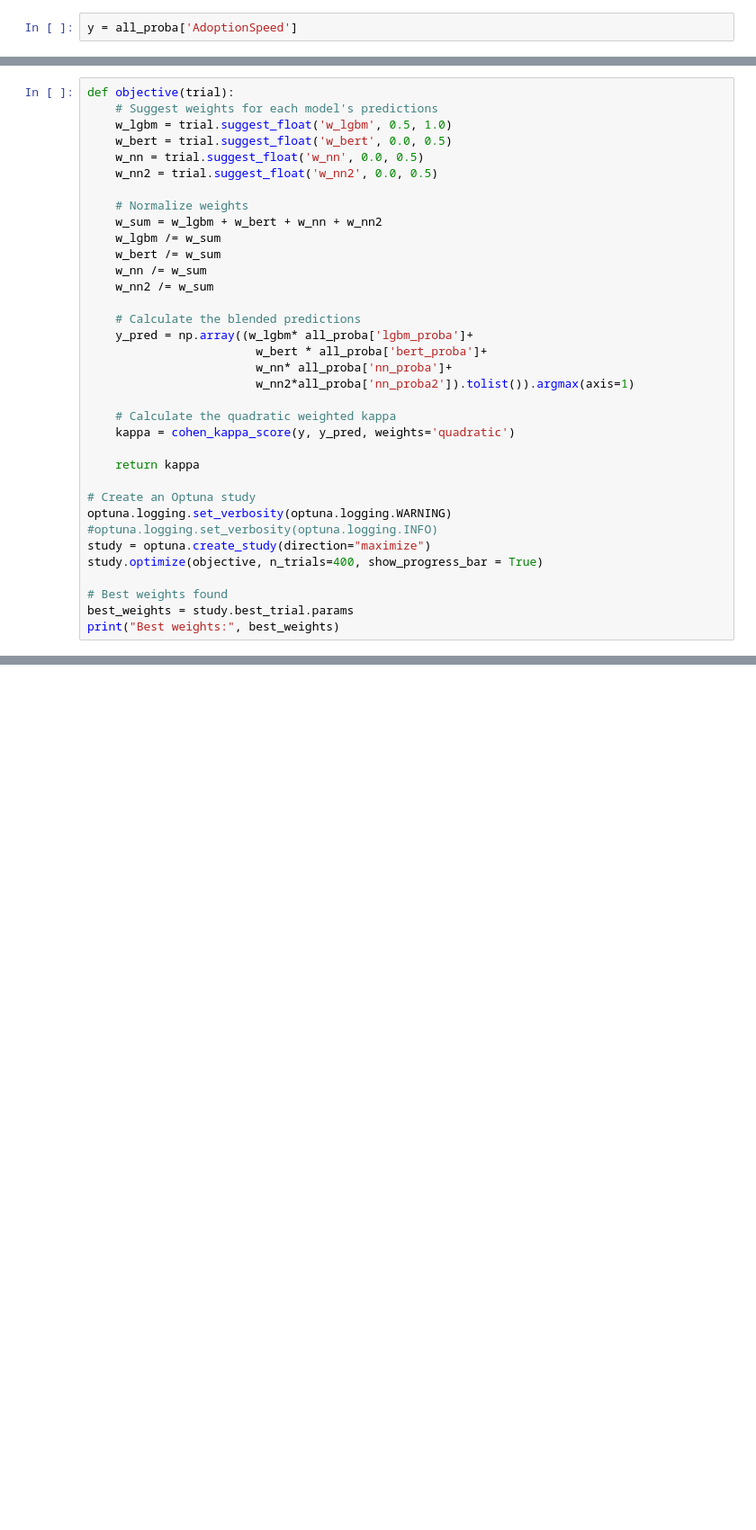
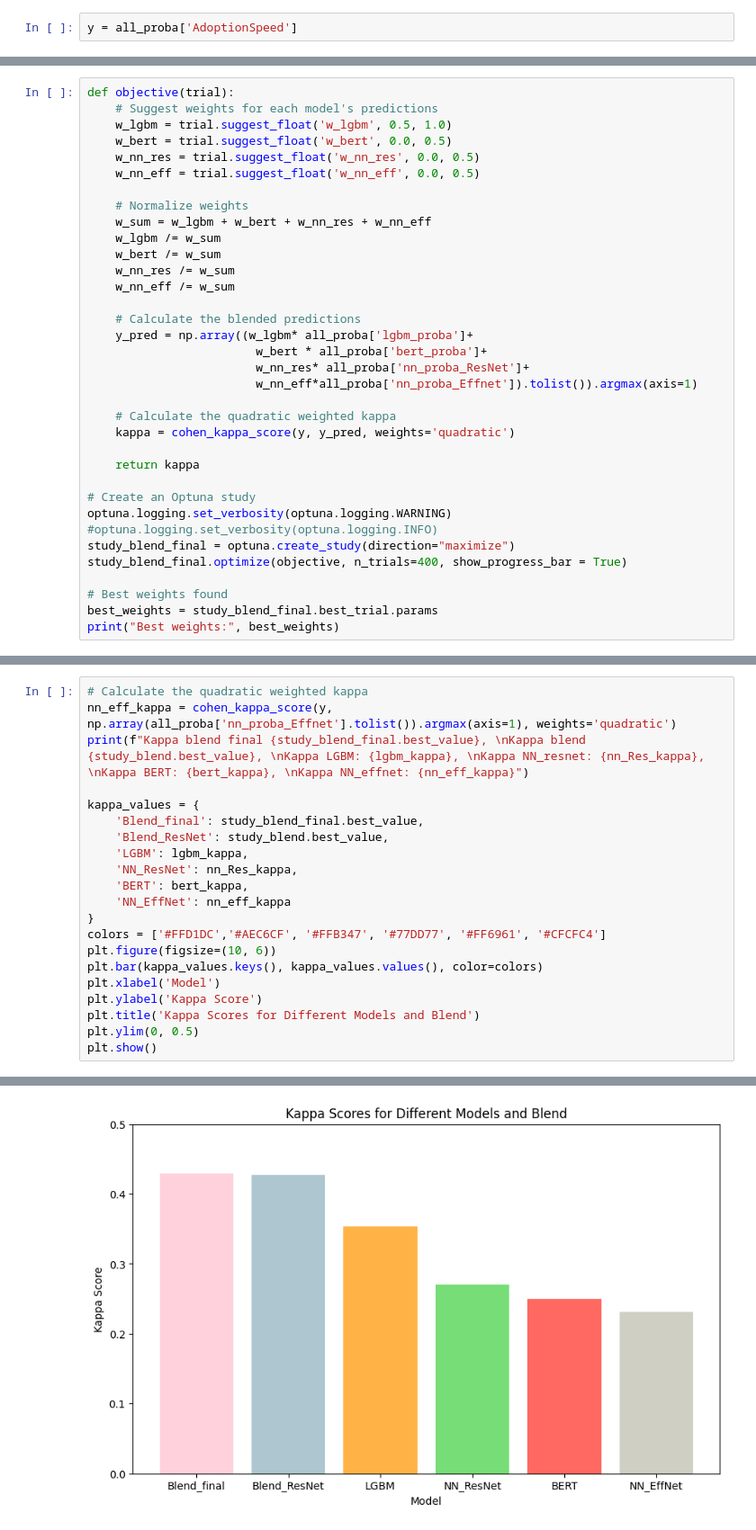
Before and after one commit to Gee1818/LaboII, a Jupyter notebook: srs/001_workflow_20240810.ipynb, the cells around one changed output, grey strips where cells are left out. Shown at 90% size. Cells and saved outputs as stored; diff of their text form; blank space fills up the shorter version.

```diff
--- a/srs/001_workflow_20240810.ipynb
+++ b/srs/001_workflow_20240810.ipynb
@@ -590,21 +659,21 @@ def objective(trial):
     # Suggest weights for each model's predictions
     w_lgbm = trial.suggest_float('w_lgbm', 0.5, 1.0)
     w_bert = trial.suggest_float('w_bert', 0.0, 0.5)
-    w_nn = trial.suggest_float('w_nn', 0.0, 0.5)
-    w_nn2 = trial.suggest_float('w_nn2', 0.0, 0.5)
+    w_nn_res = trial.suggest_float('w_nn_res', 0.0, 0.5)
+    w_nn_eff = trial.suggest_float('w_nn_eff', 0.0, 0.5)
 
     # Normalize weights
-    w_sum = w_lgbm + w_bert + w_nn + w_nn2
+    w_sum = w_lgbm + w_bert + w_nn_res + w_nn_eff
     w_lgbm /= w_sum
     w_bert /= w_sum
-    w_nn /= w_sum
-    w_nn2 /= w_sum
+    w_nn_res /= w_sum
+    w_nn_eff /= w_sum
 
     # Calculate the blended predictions
     y_pred = np.array((w_lgbm* all_proba['lgbm_proba']+
                         w_bert * all_proba['bert_proba']+
-                        w_nn* all_proba['nn_proba']+
-                        w_nn2*all_proba['nn_proba2']).tolist()).argmax(axis=1)
+                        w_nn_res* all_proba['nn_proba_ResNet']+
+                        w_nn_eff*all_proba['nn_proba_Effnet']).tolist()).argmax(axis=1)
 
     # Calculate the quadratic weighted kappa
     kappa = cohen_kappa_score(y, y_pred, weights='quadratic')
@@ -614,10 +683,10 @@ def objective(trial):
 # Create an Optuna study
 optuna.logging.set_verbosity(optuna.logging.WARNING)
 #optuna.logging.set_verbosity(optuna.logging.INFO)
-study = optuna.create_study(direction="maximize")
-study.optimize(objective, n_trials=400, show_progress_bar = True)
+study_blend_final = optuna.create_study(direction="maximize")
+study_blend_final.optimize(objective, n_trials=400, show_progress_bar = True)
 
 # Best weights found
-best_weights = study.best_trial.params
+best_weights = study_blend_final.best_trial.params
 print("Best weights:", best_weights)
 # %% [output]
@@ -632,0 +694,22 @@ Kappa NN_effnet: 0.23074436295119727
+# %%
+# Calculate the quadratic weighted kappa
+nn_eff_kappa = cohen_kappa_score(y, np.array(all_proba['nn_proba_Effnet'].tolist()).argmax(axis=1), weights='quadratic')
+print(f"Kappa blend final {study_blend_final.best_value}, \nKappa blend {study_blend.best_value}, \nKappa LGBM: {lgbm_kappa}, \nKappa NN_resnet: {nn_Res_kappa}, \nKappa BERT: {bert_kappa}, \nKappa NN_effnet: {nn_eff_kappa}")
+
+kappa_values = {
+    'Blend_final': study_blend_final.best_value,
+    'Blend_ResNet': study_blend.best_value,
+    'LGBM': lgbm_kappa,
+    'NN_ResNet': nn_Res_kappa,
+    'BERT': bert_kappa,
+    'NN_EffNet': nn_eff_kappa
+}
+colors = ['#FFD1DC','#AEC6CF', '#FFB347', '#77DD77', '#FF6961', '#CFCFC4']
+plt.figure(figsize=(10, 6))
+plt.bar(kappa_values.keys(), kappa_values.values(), color=colors)
+plt.xlabel('Model')
+plt.ylabel('Kappa Score')
+plt.title('Kappa Scores for Different Models and Blend')
+plt.ylim(0, 0.5)
+plt.show()
+# %% [output]
@@ -632,0 +722 @@ Kappa NN_effnet: 0.23074436295119727
+[figure, added]
```
Also changed, not shown: parts of 43 cells of this notebook.
